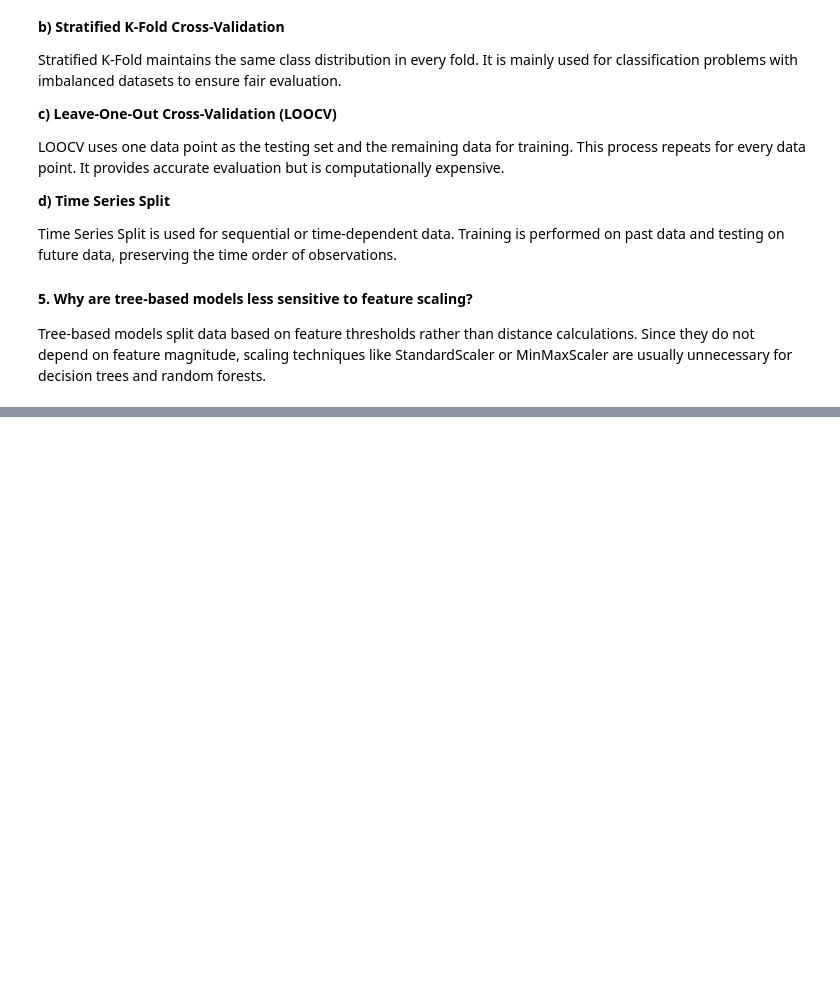
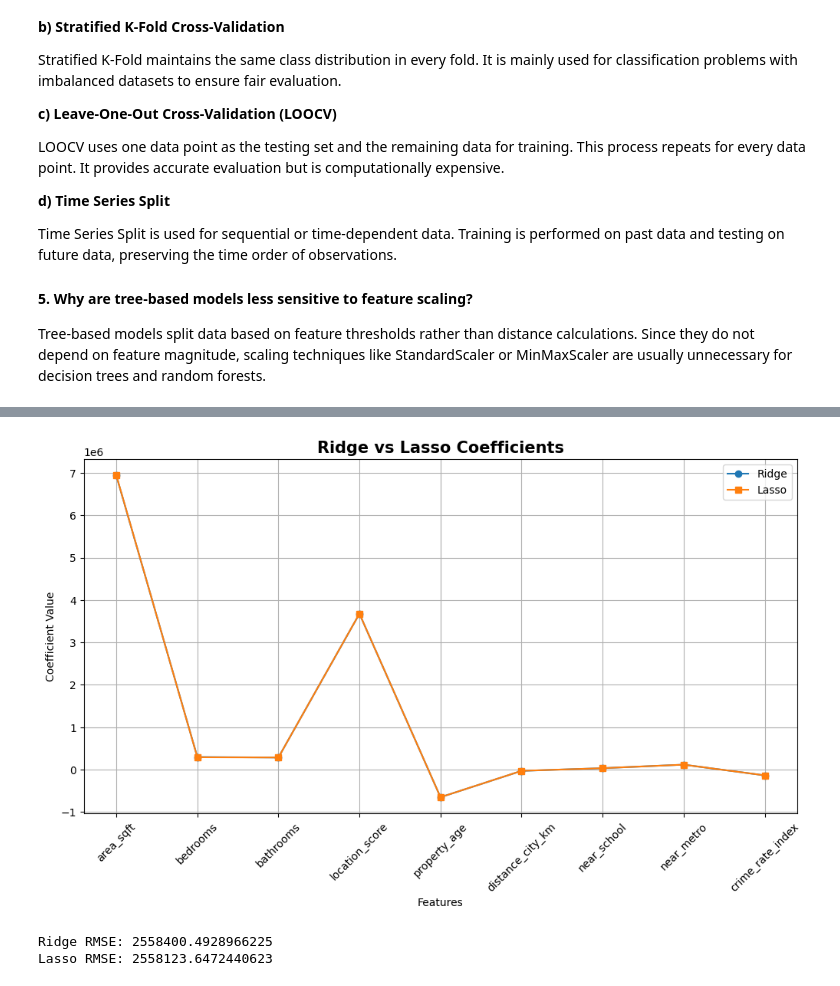
Before and after one commit to dishalukhi123/Supervised-Learning, a Jupyter notebook: PR 2/house_price.ipynb, the cells around one changed output, grey strips where cells are left out. Saved outputs shown, nothing was run; the diff lists cells and outputs as text; code cells hidden in the pictures; blank space fills up the shorter version.

```diff
--- a/PR 2/house_price.ipynb
+++ b/PR 2/house_price.ipynb
@@ -49,0 +226,19 @@ Tree-based models split data based on feature thresholds rather than distance ca
+# %%
+# Lasso Model
+lasso_model = Lasso(alpha=1.0)
+
+# Train Model
+lasso_model.fit(X_train_scaled, y_train)
+
+# Prediction
+y_pred_lasso = lasso_model.predict(X_test_scaled)
+
+# Evaluation
+lasso_mse = mean_squared_error(y_test, y_pred_lasso)
+lasso_rmse = np.sqrt(lasso_mse)
+lasso_r2 = r2_score(y_test, y_pred_lasso)
+
+print("Lasso Regression Results ✅")
+print("MSE :", lasso_mse)
+print("RMSE:", lasso_rmse)
+print("R2 Score:", lasso_r2)
@@ -49,0 +324,34 @@ Tree-based models split data based on feature thresholds rather than distance ca
+# %%
+plt.figure(figsize=(12,6))
+
+plt.plot(
+    X.columns,
+    ridge_model.coef_,
+    marker='o',
+    label='Ridge'
+)
+
+plt.plot(
+    X.columns,
+    lasso_model.coef_,
+    marker='s',
+    label='Lasso'
+)
+
+plt.xticks(rotation=45)
+
+plt.title(
+    "Ridge vs Lasso Coefficients",
+    fontsize=15,
+    fontweight='bold'
+)
+
+plt.xlabel("Features")
+plt.ylabel("Coefficient Value")
+
+plt.legend()
+plt.grid(True)
+
+plt.show()
+# %% [output]
+[figure, added]
@@ -49,0 +367,14 @@ Tree-based models split data based on feature thresholds rather than distance ca
+# %%
+ridge_rmse = np.sqrt(
+    mean_squared_error(y_test, ridge_pred)
+)
+
+lasso_rmse = np.sqrt(
+    mean_squared_error(y_test, lasso_pred)
+)
+
+print("Ridge RMSE:", ridge_rmse)
+print("Lasso RMSE:", lasso_rmse)
+# %% [output]
+Ridge RMSE: 2558400.4928966225
+Lasso RMSE: 2558123.6472440623
```
Also changed, not shown: parts of 70 cells of this notebook, 9 other files.
